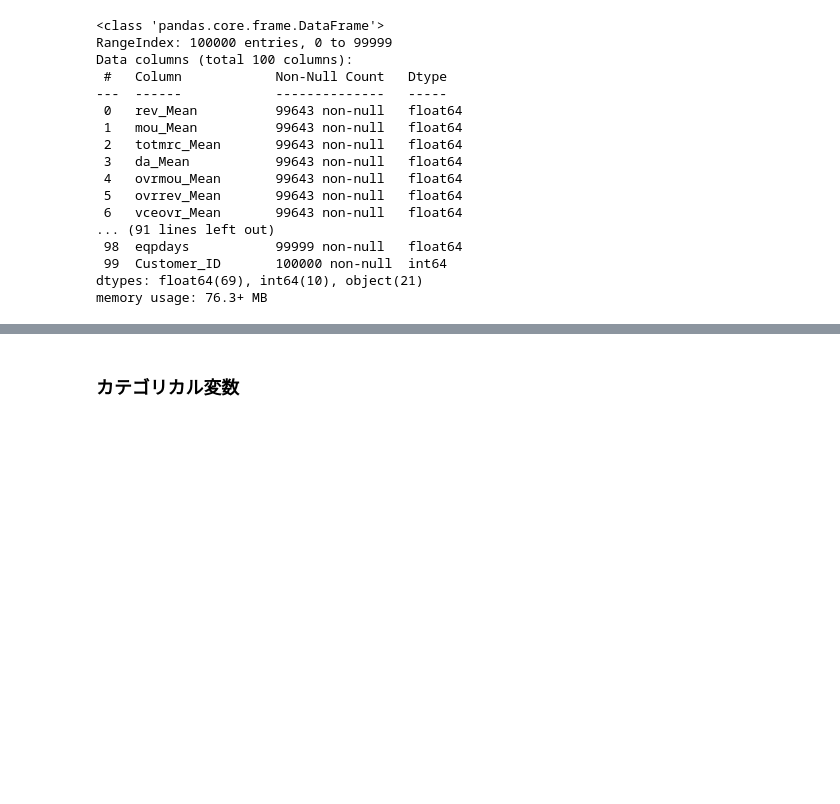
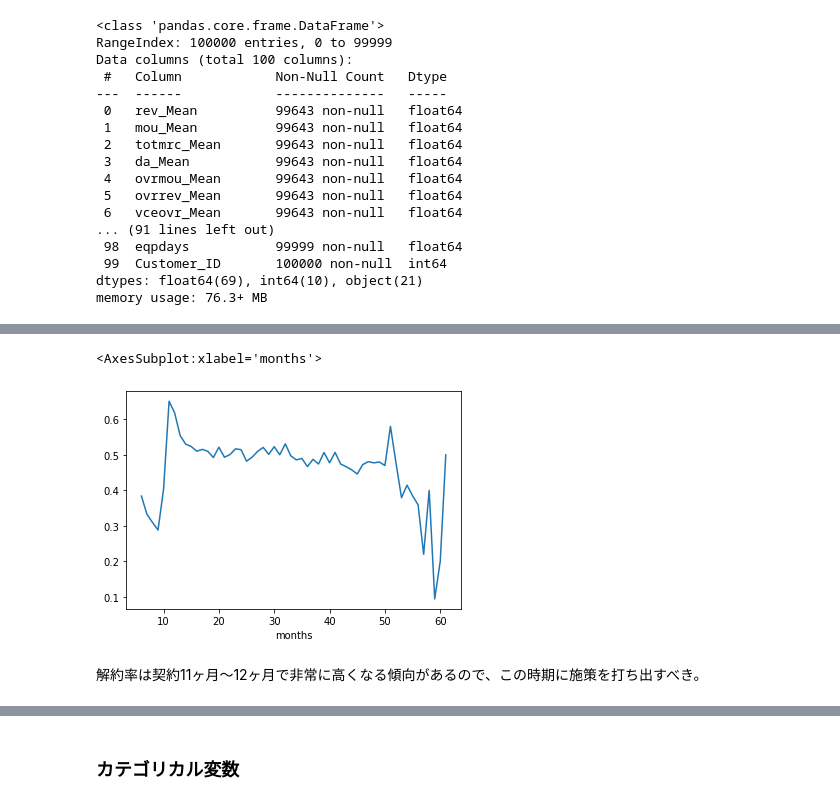
Before and after one commit to Fumiya-Matsumoto/telecom_customer, a Jupyter notebook: notebook/eda.ipynb, the cells around one changed output, grey strips where cells are left out. Saved outputs shown, nothing was run; the diff lists cells and outputs as text; code cells hidden in the pictures; blank space fills up the shorter version.

```diff
--- a/notebook/eda.ipynb
+++ b/notebook/eda.ipynb
@@ -170,0 +352,7 @@ float( 70 ):
+# %%
+df.groupby('months')['churn'].mean().plot(kind='line')
+# %% [output]
+<AxesSubplot:xlabel='months'>
+[figure, added]
+# %% [markdown]
+解約率は契約11ヶ月〜12ヶ月で非常に高くなる傾向があるので、この時期に施策を打ち出すべき。
```
Also changed, not shown: parts of 57 cells of this notebook, 2 other files.
